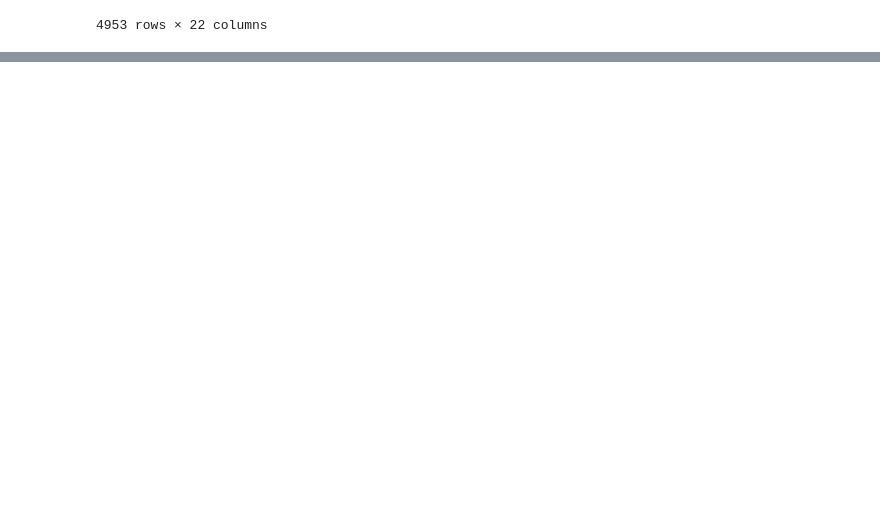
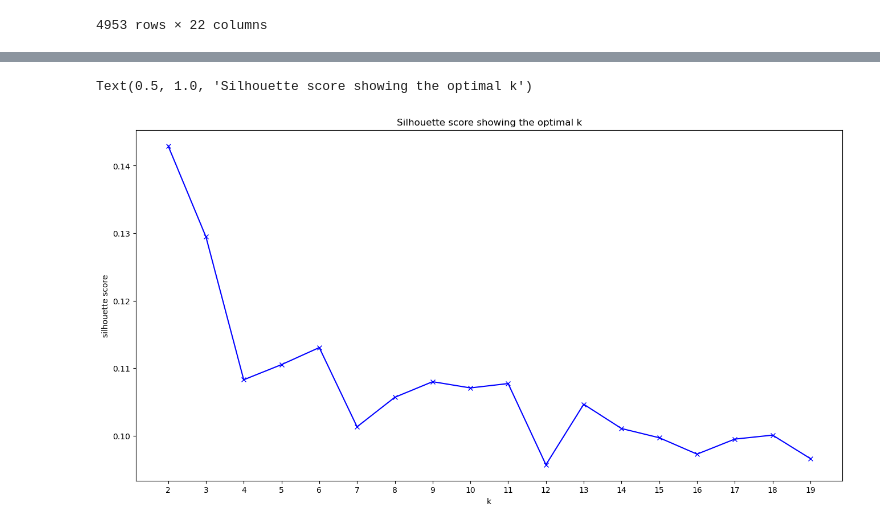
Before and after one commit to CyrielleMary/lab-web-scraping-single-page, a Jupyter notebook: GNOD-Project.ipynb, the cells around one changed output, grey strips where cells are left out. Cells and saved outputs as stored; diff of their text form; code cells hidden in the pictures; blank space fills up the shorter version.

```diff
--- a/GNOD-Project.ipynb
+++ b/GNOD-Project.ipynb
@@ -381,0 +358,3 @@ df_audio_features
+# %%
+X_prep = StandardScaler().fit_transform(X_num)
+pd.DataFrame(X_prep,columns=X_num.columns).head()
@@ -381,0 +368,3 @@ df_audio_features
+# %%
+kmeans = KMeans(n_clusters=6, random_state=1234)
+kmeans.fit(X_prep)
@@ -381,0 +397,20 @@ df_audio_features
+# %%
+import numpy as np
+K = range(2, 20)
+inertia = []
+
+for k in K:
+    kmeans = KMeans(n_clusters=k,
+                    random_state=1234)
+    kmeans.fit(X_prep)
+    inertia.append(kmeans.inertia_)
+
+import matplotlib.pyplot as plt
+%matplotlib inline
+
+plt.figure(figsize=(16,8))
+plt.plot(K, inertia, 'bx-')
+plt.xlabel('k')
+plt.ylabel('inertia')
+plt.xticks(np.arange(min(K), max(K)+1, 1.0))
+plt.title('Elbow Method showing the optimal k')
@@ -381,0 +420,21 @@ df_audio_features
+# %%
+from sklearn.metrics import silhouette_score
+K = range(2, 20)
+silhouette = []
+
+for k in K:
+    kmeans = KMeans(n_clusters=k,
+                    random_state=1234)
+    kmeans.fit(X_prep)
+    silhouette.append(silhouette_score(X_prep, kmeans.predict(X_prep)))
+
+
+plt.figure(figsize=(16,8))
+plt.plot(K, silhouette, 'bx-')
+plt.xlabel('k')
+plt.ylabel('silhouette score')
+plt.xticks(np.arange(min(K), max(K)+1, 1.0))
+plt.title('Silhouette score showing the optimal k')
+# %% [output]
+Text(0.5, 1.0, 'Silhouette score showing the optimal k')
+[figure, added]
```
Also changed, not shown: parts of 23 cells of this notebook.
